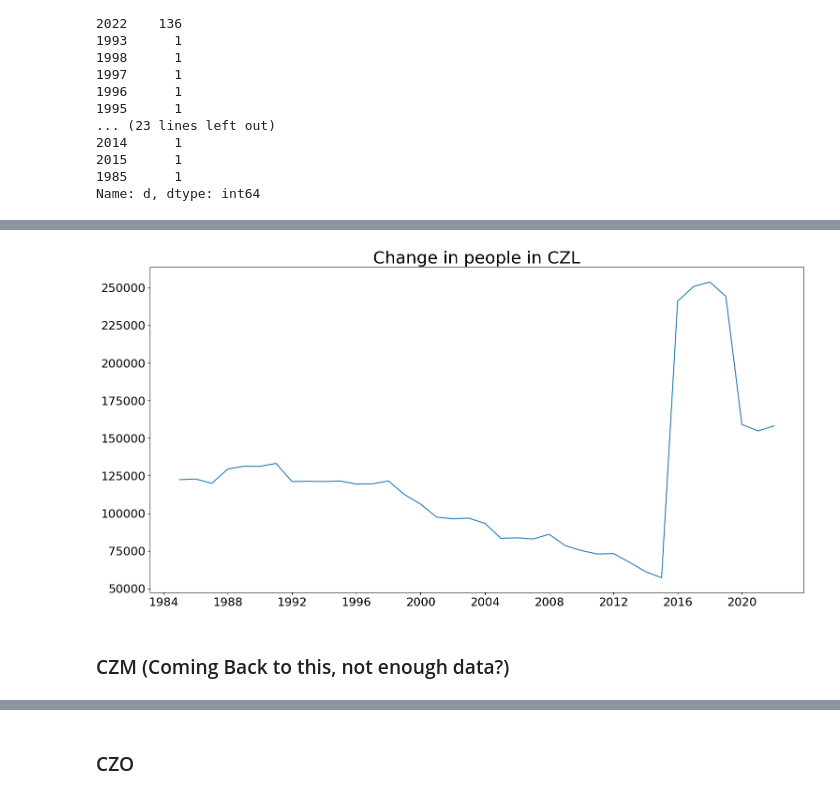
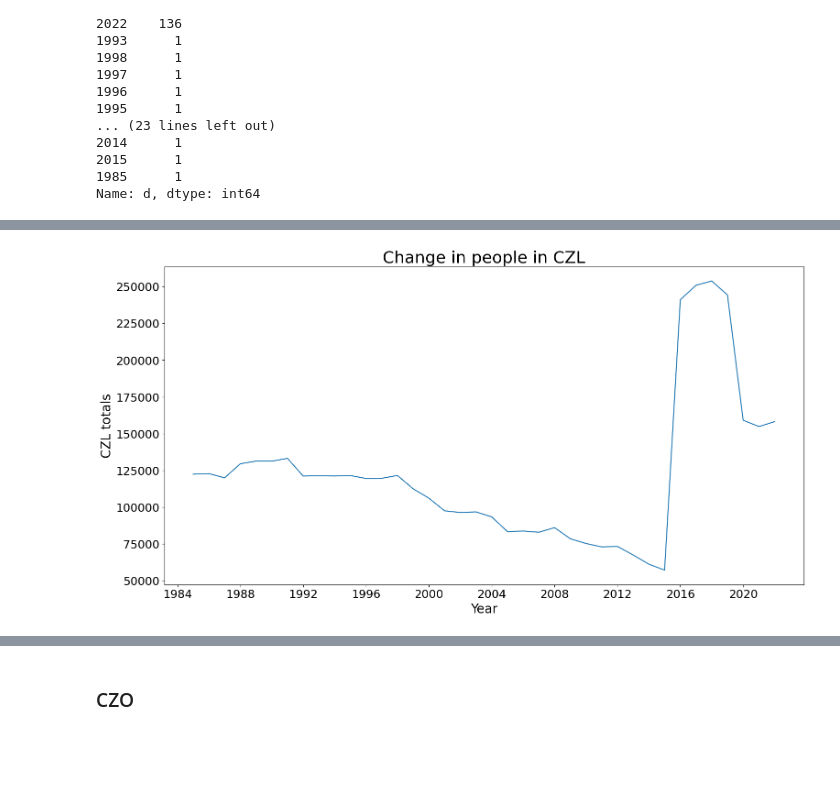
Before and after one commit to ritzba/chicago-crime-mental-health, a Jupyter notebook: code/Time_Series.ipynb, the cells around one changed output, grey strips where cells are left out. Drawn from its saved outputs; the diff is of its cells as text; code cells hidden in the pictures; blank space fills up the shorter version.

```diff
--- a/code/Time_Series.ipynb
+++ b/code/Time_Series.ipynb
@@ -389,24 +341,0 @@ Name: d, dtype: int64
-# %%
-#Looping to take the sum of each year
-t_2022 = 0
-t_2021 = 0
-t_2020 = 0
-t_2019 = 0
-t_2018 = 0
-t_2017 = 0
-t_2016 = 0
-for i in range(0, len(df_CZD)):
-    if df_CZD['d'][i] == '2022':
-        t_2022 += df_CZD['v'][i]
-    elif df_CZD['d'][i] == '2021':
-        t_2021 += df_CZD['v'][i]
-    elif df_CZD['d'][i] == '2020':
-        t_2020 += df_CZD['v'][i]
-    elif df_CZD['d'][i] == '2019':
-        t_2019 += df_CZD['v'][i]
-    elif df_CZD['d'][i] == '2018':
-        t_2018 += df_CZD['v'][i]
-    elif df_CZD['d'][i] == '2017':
-        t_2017 += df_CZD['v'][i]
-    elif df_CZD['d'][i] == '2016':
-        t_2016 += df_CZD['v'][i]
@@ -416,17 +341,0 @@ czd_ts = df_CZD
-# %%
-#Gets rid of dates that were multiples, to later be replaced by a sum
-for i in range(0, len(czd_ts)):
-    if czd_ts['d'][i] == '2022':
-        czd_ts.drop(i, inplace=True)
-    elif czd_ts['d'][i] == '2021':
-        czd_ts.drop(i, inplace=True)
-    elif czd_ts['d'][i] == '2020':
-        czd_ts.drop(i, inplace=True)
-    elif czd_ts['d'][i] == '2019':
-        czd_ts.drop(i, inplace=True)
-    elif czd_ts['d'][i] == '2018':
-        czd_ts.drop(i, inplace=True)
-    elif czd_ts['d'][i] == '2017':
-        czd_ts.drop(i, inplace=True)
-    elif czd_ts['d'][i] == '2016':
-        czd_ts.drop(i, inplace=True)
@@ -715,4 +579,4 @@ czl_ts.head()
 # %%
-plot_series(czl_ts, cols=['v_l'], title = 'Change in people in CZL')
+plot_series(czl_ts, cols=['v_l'], title = 'Change in people in CZL', xlab = 'Year', ylab = 'CZL totals')
 # %% [output]
-[figure, old version]
+[figure, new version]
@@ -726,2 +582,0 @@ df_HCSBHP = df_HCSBHP[df_HCSBHP['d'].str.len() == 4]
-# %% [markdown]
-### CZM (Coming Back to this, not enough data?)
```
Also changed, not shown: parts of 117 cells of this notebook, 13 other files.
